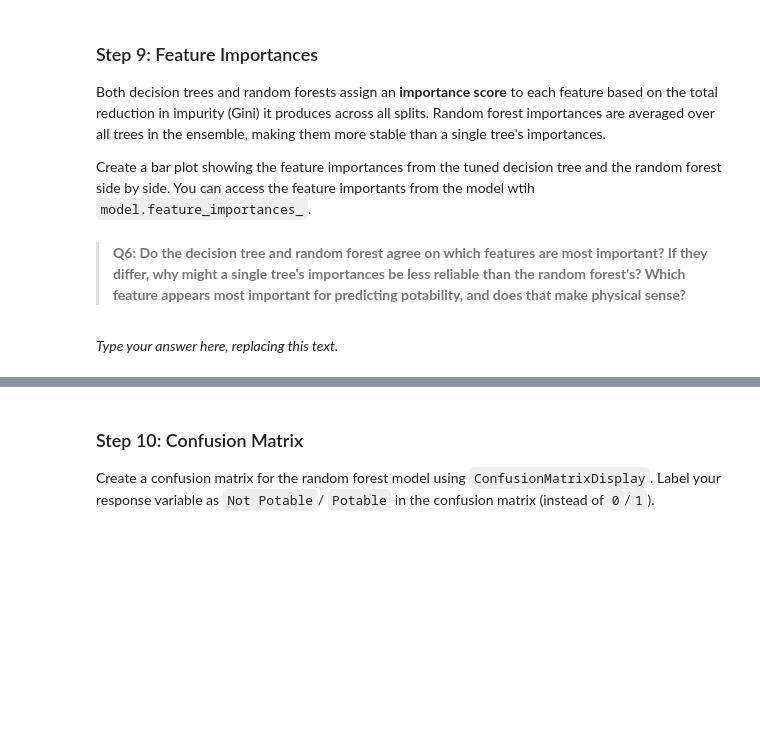
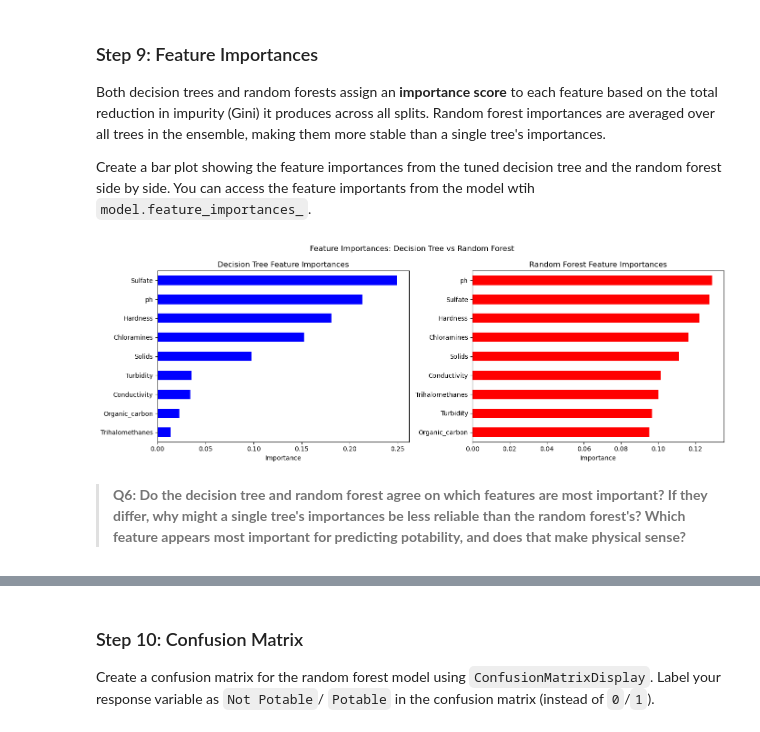
Before and after one commit to richardmonteslemus/eds232-assignment-3, a Jupyter notebook: task2/hw3-task2.ipynb, the cells around one changed output, grey strips where cells are left out. Drawn from its saved outputs; the diff is of its cells as text; code cells hidden in the pictures; blank space fills up the shorter version.

```diff
--- a/task2/hw3-task2.ipynb
+++ b/task2/hw3-task2.ipynb
@@ -281,0 +292,12 @@ acc_rf    = ...
+# %%
+
+rf = RandomForestClassifier(
+    n_estimators=200, max_features = 'sqrt', random_state=42, n_jobs=-1
+)
+rf.fit(X_train, y_train)
+
+y_pred_rf = rf.predict(X_test)
+
+acc_rf  = accuracy_score(y_test,  y_pred_rf )
+
+print(f"Random Forest test acc:   {acc_rf:.3f}")
@@ -315,7 +323,24 @@ _Type your answer here, replacing this text._
 Both decision trees and random forests assign an **importance score** to each feature based on the total reduction in impurity (Gini) it produces across all splits. Random forest importances are averaged over all trees in the ensemble, making them more stable than a single tree's importances.
 
 Create a bar plot showing the feature importances from the tuned decision tree and the random forest side by side. You can access the feature importants from the model wtih `model.feature_importances_`.
+# %%
+feat_imp_dt = pd.Series(dt_opt.feature_importances_, index=feature_names).sort_values(ascending=False)
+feat_imp_rf = pd.Series(rf.feature_importances_, index=feature_names).sort_values(ascending=False)
+# %%
+fig, axes = plt.subplots(1, 2, figsize=(14, 5))
+
+feat_imp_dt.sort_values().plot(kind='barh', color='blue', ax=axes[0])
+axes[0].set_title('Decision Tree Feature Importances')
+axes[0].set_xlabel('Importance')
+
+feat_imp_rf.sort_values().plot(kind='barh', color='red', ax=axes[1])
+axes[1].set_title('Random Forest Feature Importances')
+axes[1].set_xlabel('Importance')
+
+plt.suptitle('Feature Importances: Decision Tree vs Random Forest')
+plt.tight_layout()
+plt.show()
+# %% [output]
+[figure, added]
 # %% [markdown]
 > **Q6: Do the decision tree and random forest agree on which features are most important? If they differ, why might a single tree's importances be less reliable than the random forest's? Which feature appears most important for predicting potability, and does that make physical sense?**
-# %% [markdown]
-_Type your answer here, replacing this text._
```
Also changed, not shown: parts of 31 cells of this notebook.
